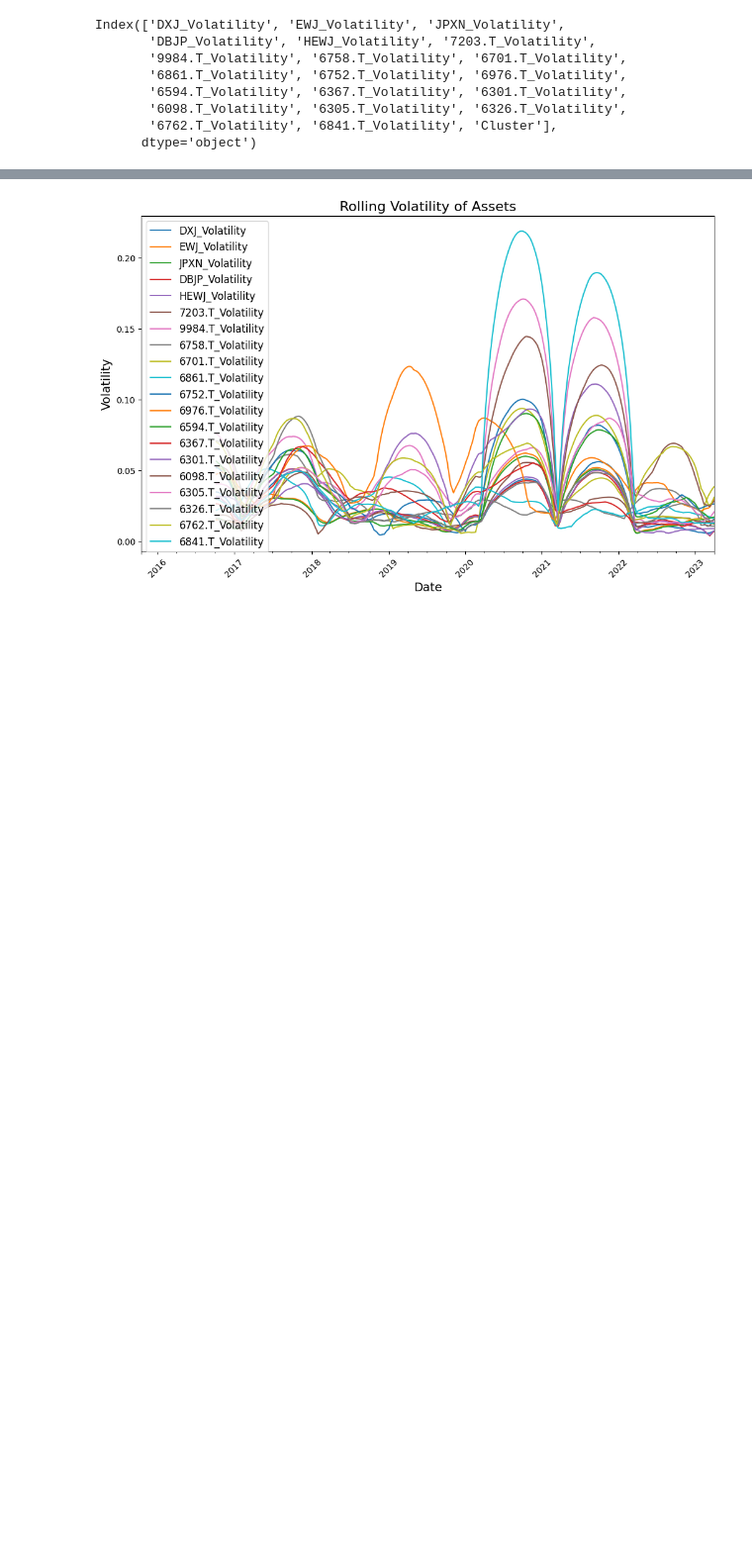
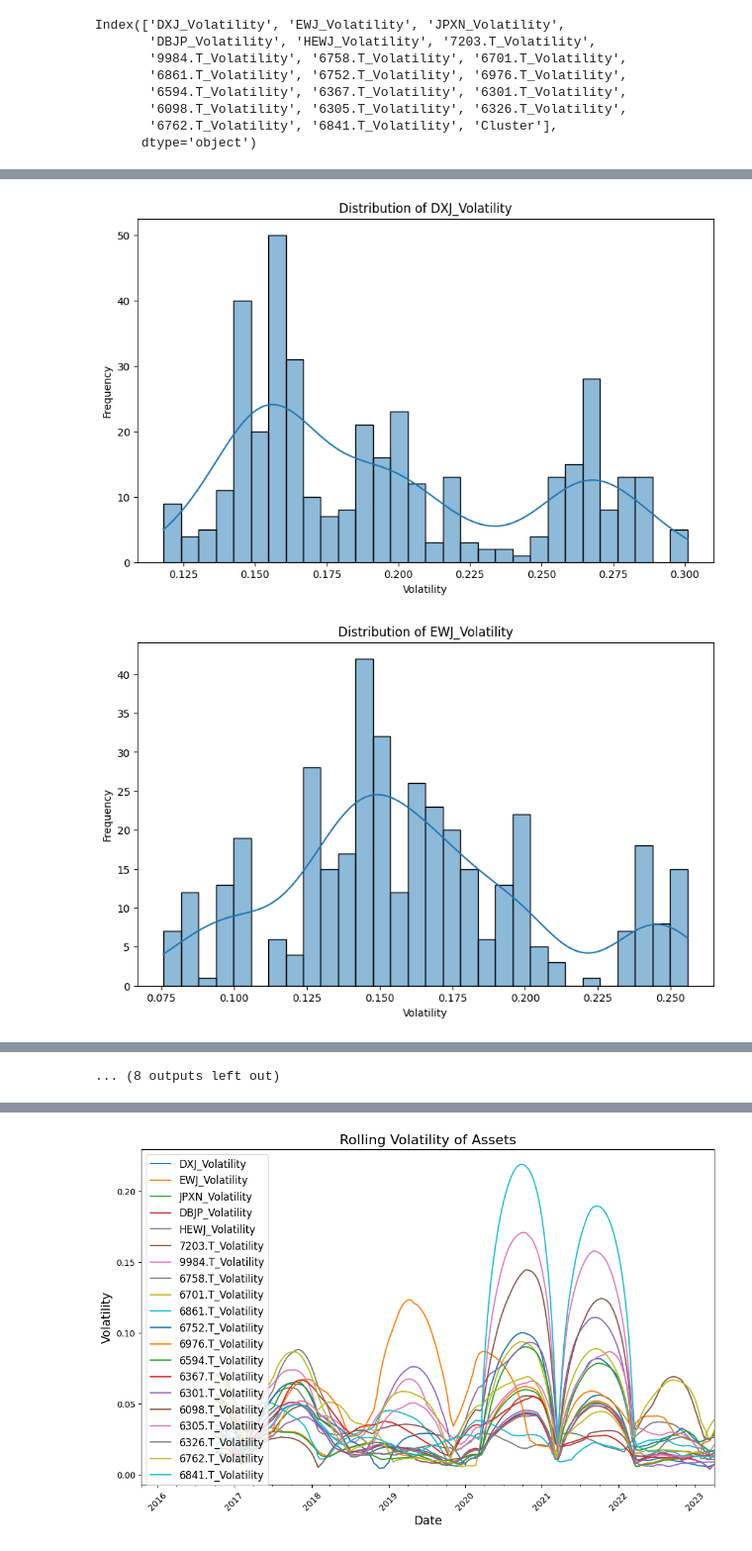
Before and after one commit to Shaddynetwork/PORTFOLIO-REBALANCING, a Jupyter notebook: CAPSTONE_PROJECT.ipynb, the cells around one changed output, grey strips where cells are left out. Shown at 99% size. Cells and saved outputs as stored; diff of their text form; code cells hidden in the pictures; blank space fills up the shorter version.

```diff
--- a/CAPSTONE_PROJECT.ipynb
+++ b/CAPSTONE_PROJECT.ipynb
@@ -554,0 +569,27 @@ volatility_data = volatility_data.drop('Cluster',axis=1)
+# %%
+import matplotlib.pyplot as plt
+import seaborn as sns
+
+# Assuming volatility_data is your DataFrame
+# Loop through each column in the DataFrame except the first one (if it's a date or non-asset column)
+for column in volatility_data.columns:
+    # Create a new figure for each distribution plot
+    plt.figure(figsize=(10, 6))
+
+    # Use seaborn to create a distribution plot
+    sns.histplot(volatility_data[column], kde=True, bins=30)
+
+    # Set the title of the plot to the current column name
+    plt.title(f'Distribution of {column}')
+
+    # Label the x-axis as 'Volatility'
+    plt.xlabel('Volatility')
+
+    # Label the y-axis as 'Frequency'
+    plt.ylabel('Frequency')
+
+    # Display the plot
+    plt.show()
+# %% [output]
+[figure, added]
+[figure, added]
@@ -554,0 +606 @@ volatility_data = volatility_data.drop('Cluster',axis=1)
+... (8 outputs left out)
```
Also changed, not shown: parts of 26 cells of this notebook.
